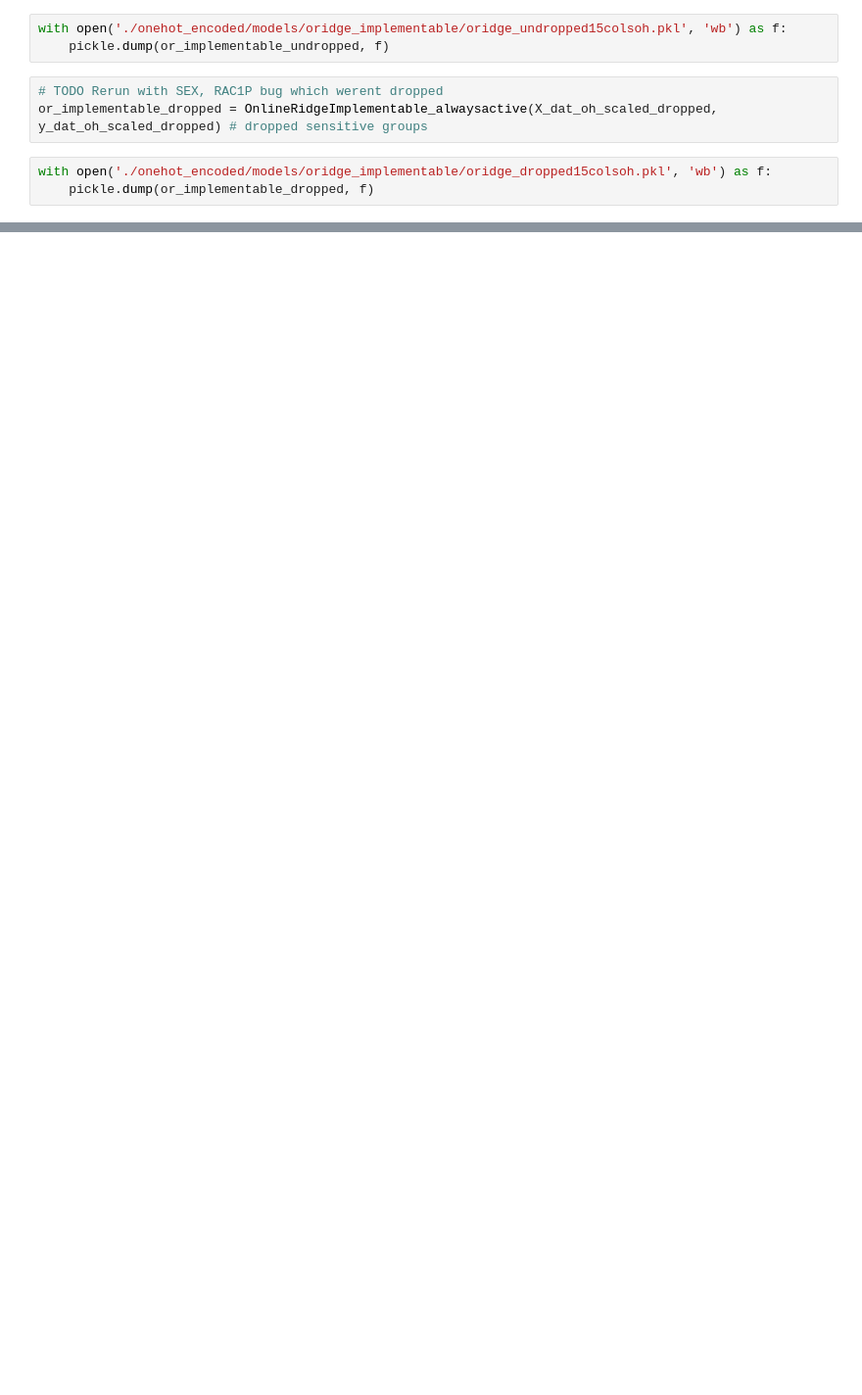
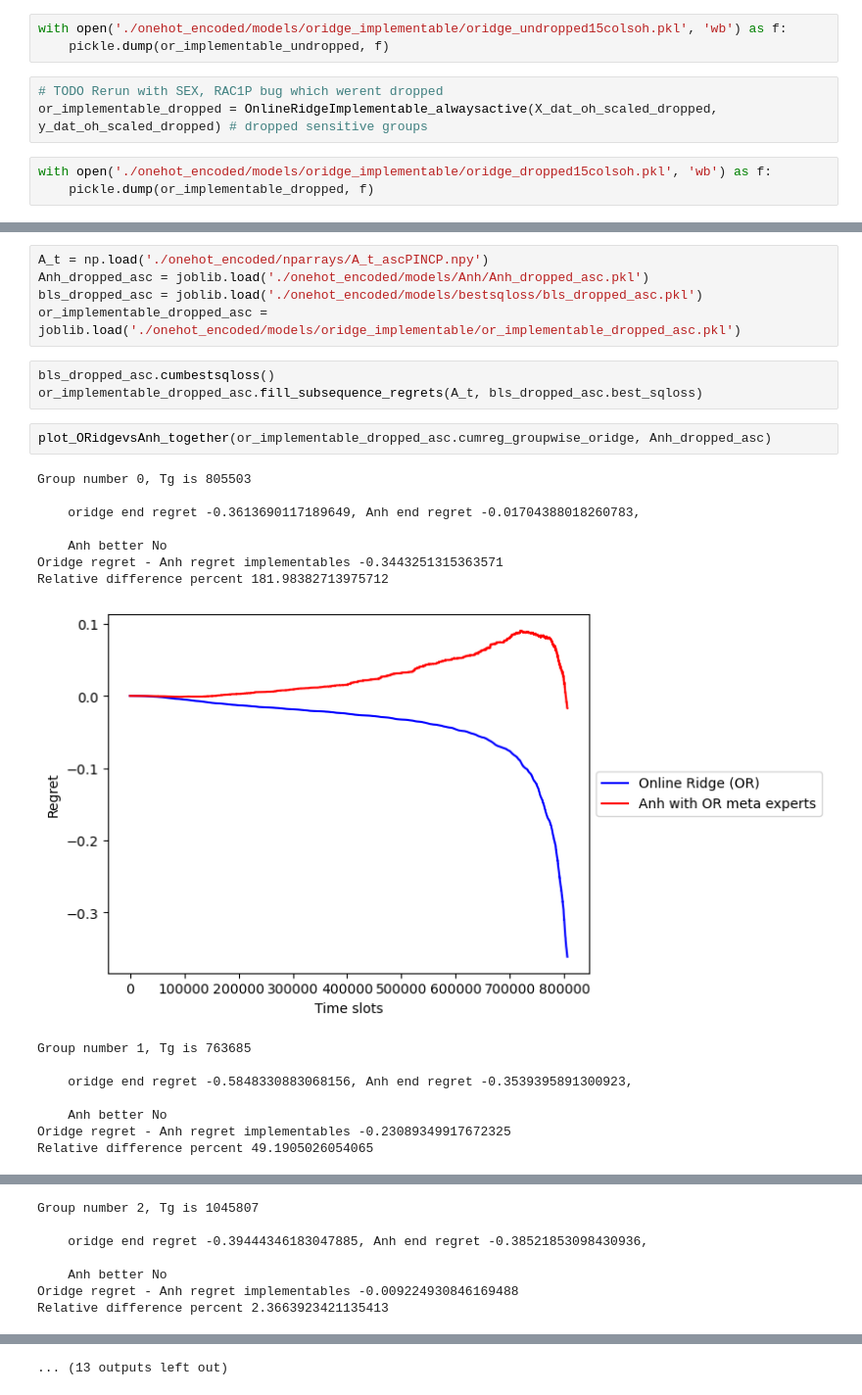
Before and after one commit to krishnacharya/multidecomp, a Jupyter notebook: 2buildmodels_withonehotencoding.ipynb, the cells around one changed output, grey strips where cells are left out. Shown at 98% size. Drawn from its saved outputs; the diff is of its cells as text; blank space fills up the shorter version.

```diff
--- a/2buildmodels_withonehotencoding.ipynb
+++ b/2buildmodels_withonehotencoding.ipynb
@@ -462,0 +959,26 @@ Anh is 50.6786585363582 % smaller than Oridge regret
+# %%
+A_t = np.load('./onehot_encoded/nparrays/A_t_ascPINCP.npy')
+Anh_dropped_asc = joblib.load('./onehot_encoded/models/Anh/Anh_dropped_asc.pkl')
+bls_dropped_asc = joblib.load('./onehot_encoded/models/bestsqloss/bls_dropped_asc.pkl')
+or_implementable_dropped_asc = joblib.load('./onehot_encoded/models/oridge_implementable/or_implementable_dropped_asc.pkl')
+# %%
+bls_dropped_asc.cumbestsqloss()
+or_implementable_dropped_asc.fill_subsequence_regrets(A_t, bls_dropped_asc.best_sqloss)
+# %%
+plot_ORidgevsAnh_together(or_implementable_dropped_asc.cumreg_groupwise_oridge, Anh_dropped_asc)
+# %% [output]
+Group number 0, Tg is 805503
+
+    oridge end regret -0.3613690117189649, Anh end regret -0.01704388018260783,
+
+    Anh better No
+Oridge regret - Anh regret implementables -0.3443251315363571
+Relative difference percent 181.98382713975712
+[figure, added]
+Group number 1, Tg is 763685
+
+    oridge end regret -0.5848330883068156, Anh end regret -0.3539395891300923,
+
+    Anh better No
+Oridge regret - Anh regret implementables -0.23089349917672325
+Relative difference percent 49.1905026054065
@@ -462,0 +986,7 @@ Anh is 50.6786585363582 % smaller than Oridge regret
+Group number 2, Tg is 1045807
+
+    oridge end regret -0.39444346183047885, Anh end regret -0.38521853098430936,
+
+    Anh better No
+Oridge regret - Anh regret implementables -0.009224930846169488
+Relative difference percent 2.3663923421135413
@@ -462,0 +1018 @@ Anh is 50.6786585363582 % smaller than Oridge regret
+... (13 outputs left out)
```
Also changed, not shown: parts of 129 cells of this notebook.
